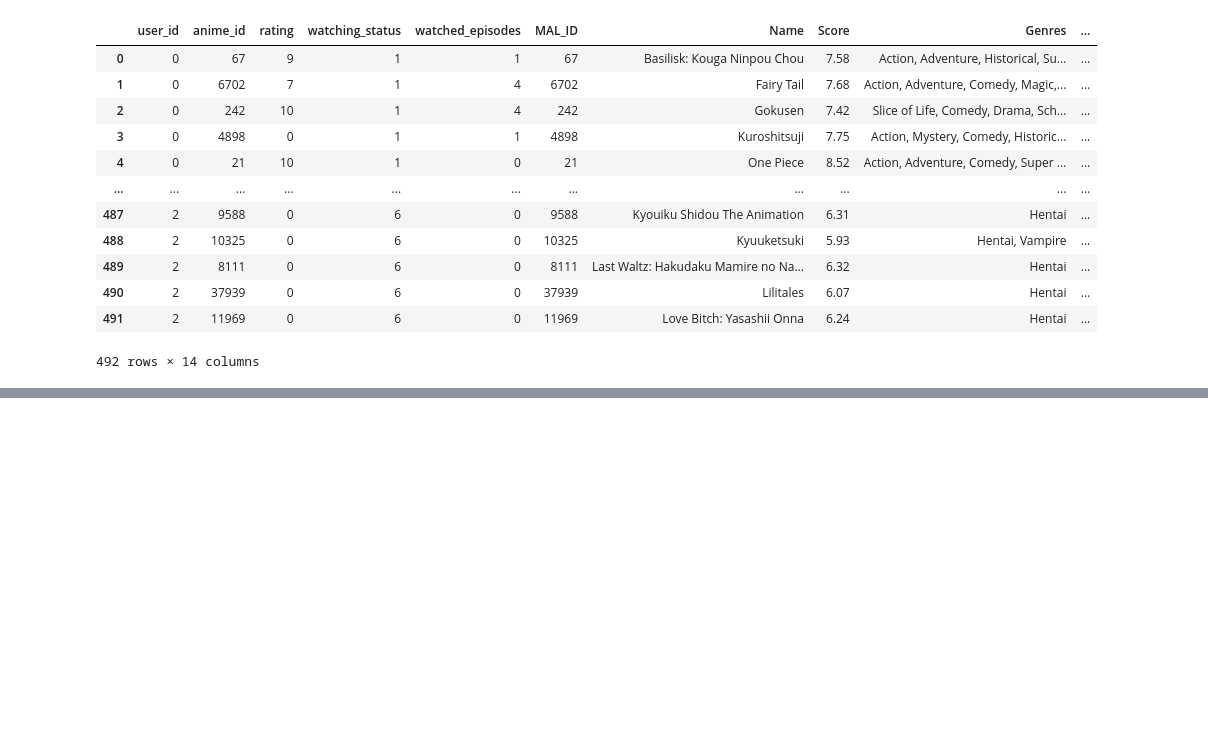
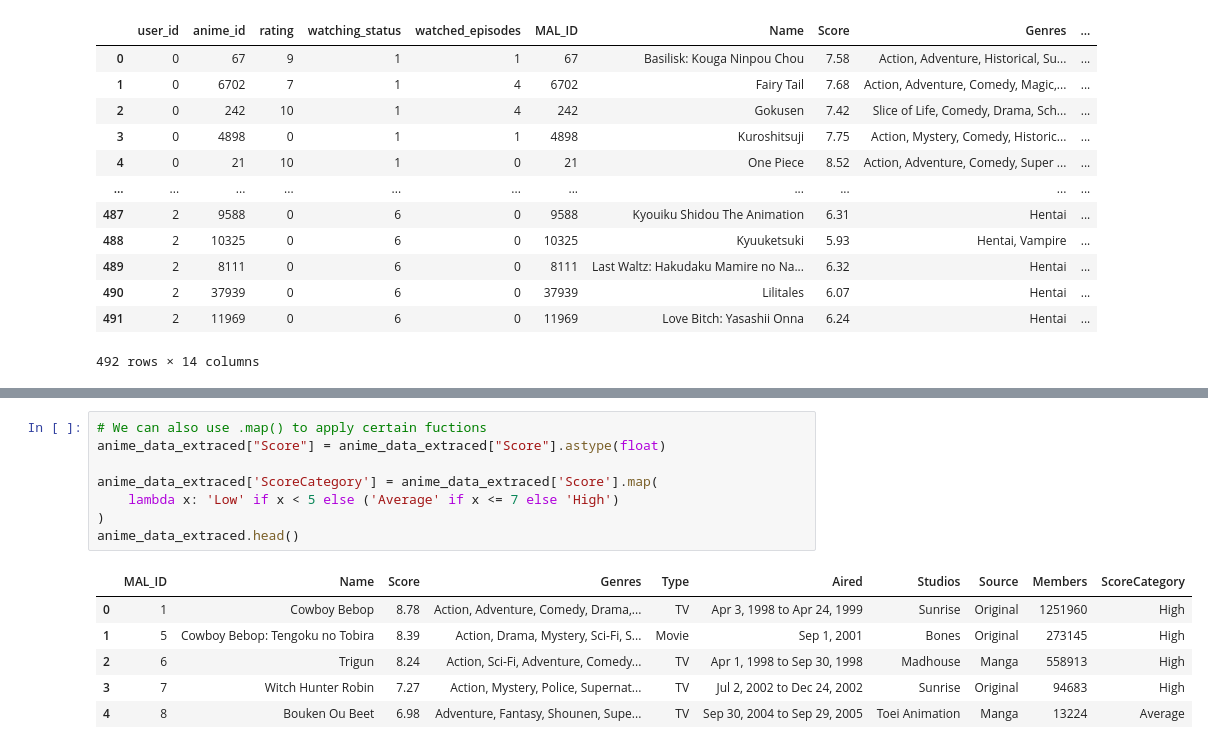
Before and after one commit to NaseefNazrul/DataScience_Learning, a Jupyter notebook: Learning/2_Pandas/learning.ipynb, the cells around one changed output, grey strips where cells are left out. Saved outputs shown, nothing was run; the diff lists cells and outputs as text; blank space fills up the shorter version.

```diff
--- a/Learning/2_Pandas/learning.ipynb
+++ b/Learning/2_Pandas/learning.ipynb
@@ -458,0 +531,15 @@ pd.concat([df1,df2], ignore_index=True)
+# %%
+# We can also use .map() to apply certain fuctions
+anime_data_extraced["Score"] = anime_data_extraced["Score"].astype(float)
+
+anime_data_extraced['ScoreCategory'] = anime_data_extraced['Score'].map(
+    lambda x: 'Low' if x < 5 else ('Average' if x <= 7 else 'High')
+)
+anime_data_extraced.head()
+# %% [output]
+|  | MAL_ID | Name | Score | Genres | Type | Aired | Studios | Source | Members | ScoreCategory |
+| 0 | 1 | Cowboy Bebop | 8.78 | Action, Adventure, Comedy, Drama,... | TV | Apr 3, 1998 to Apr 24, 1999 | Sunrise | Original | 1251960 | High |
+| 1 | 5 | Cowboy Bebop: Tengoku no Tobira | 8.39 | Action, Drama, Mystery, Sci-Fi, S... | Movie | Sep 1, 2001 | Bones | Original | 273145 | High |
+| 2 | 6 | Trigun | 8.24 | Action, Sci-Fi, Adventure, Comedy... | TV | Apr 1, 1998 to Sep 30, 1998 | Madhouse | Manga | 558913 | High |
+| 3 | 7 | Witch Hunter Robin | 7.27 | Action, Mystery, Police, Supernat... | TV | Jul 2, 2002 to Dec 24, 2002 | Sunrise | Original | 94683 | High |
+| 4 | 8 | Bouken Ou Beet | 6.98 | Adventure, Fantasy, Shounen, Supe... | TV | Sep 30, 2004 to Sep 29, 2005 | Toei Animation | Manga | 13224 | Average |
```
Also changed, not shown: parts of 14 cells of this notebook.
